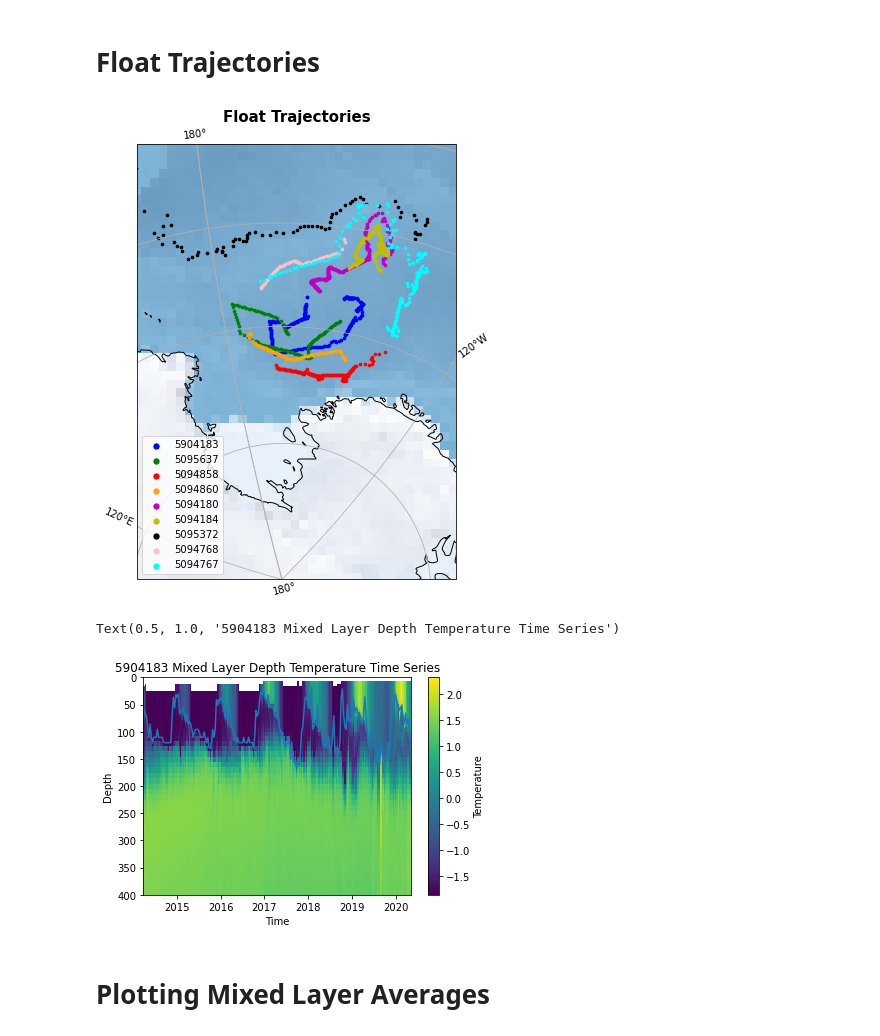
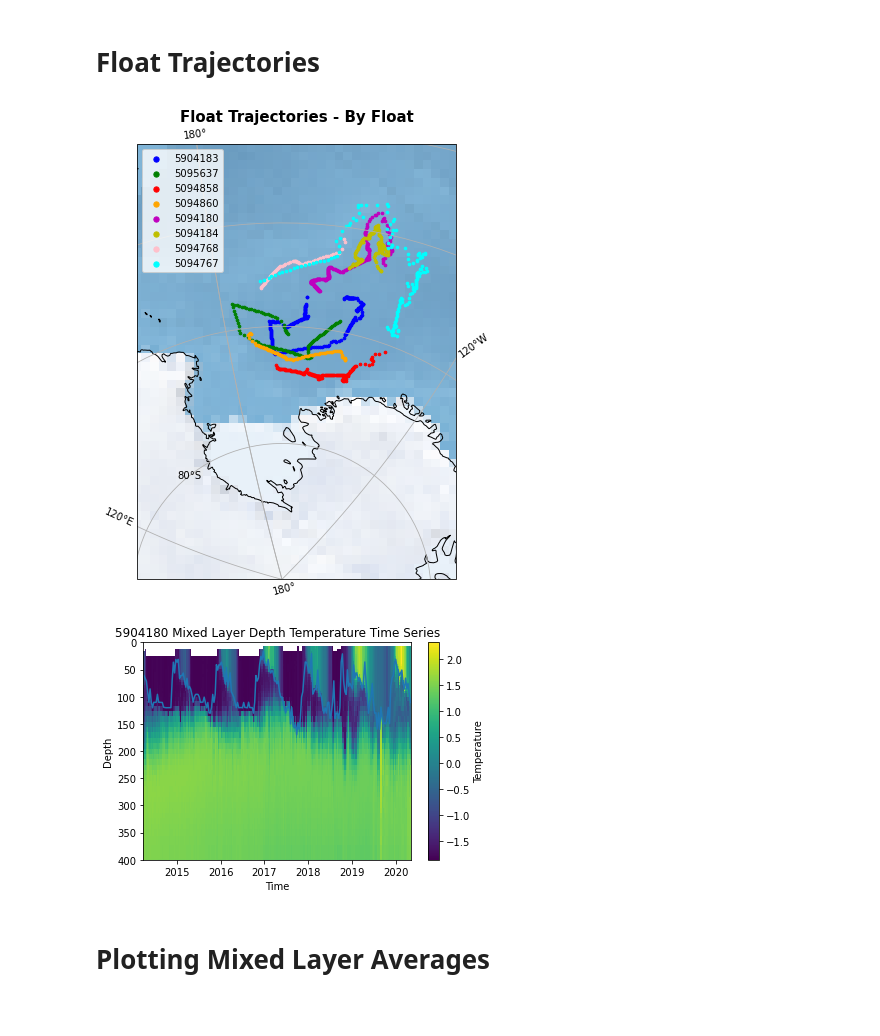
Before and after one commit to ch-alina/hmei, a Jupyter notebook: notebooks/float.ipynb, the cells around one changed output. Cells and saved outputs as stored; diff of their text form; code cells hidden in the pictures.

```diff
--- a/notebooks/float.ipynb
+++ b/notebooks/float.ipynb
@@ -240,9 +240,10 @@ for fl in range(len(floats)):
     dates = floats[fl].JULD.values
     dates = pd.to_datetime(dates).year
 
-    yrs = range(min(dates), max(dates))
+    #yrs = range(min(dates), max(dates))
+    yrs=range(2014,2022)
 
-    clrs=['r','g','b','orange','m','y','k', 'pink'];
+    clrs=['b','g','r','orange','m','y', 'pink', 'cyan'];
 
     #plt.figure(figsize=(8,8))
     #ax = plt.axes(projection=ccrs.Stereographic(central_longitude = '-165'))
@@ -251,7 +252,9 @@ for fl in range(len(floats)):
     ax.stock_img()
     ax.coastlines()
     for i in range(len(yrs)):
-        ax.scatter(lon[dates==yrs[i]], lat[dates==yrs[i]], s=7, color = clrs[i], transform=ccrs.PlateCarree(), label=str(yrs[i]))
+        if np.any(lat[dates==yrs[i]]):
+
+            ax.scatter(lon[dates==yrs[i]], lat[dates==yrs[i]], s=7, color = clrs[i], transform=ccrs.PlateCarree(), label=str(yrs[i]))
     #ax.set_extent([minlon - 10, maxlon + 10, -90, -50])
     ax.set_extent([170, 225, -90, -50])
     ax.set_xlabel('lon')
@@ -270,5 +273,5 @@ for fl in range(len(floats)):
 fig.tight_layout()
 
 #plt.show()
-plt.savefig('/home/ac63/projects/hmei/figures/Single_Float_Trajectories_ByYear.png')
+#plt.savefig('/home/ac63/projects/hmei/figures/Single_Float_Trajectories_ByYear.png')
 # %% [output]
@@ -275,0 +279,30 @@ plt.savefig('/home/ac63/projects/hmei/figures/Single_Float_Trajectories_ByYear.p
+# %%
+plt.figure(figsize=(12,8))
+ax = plt.axes(projection=ccrs.Stereographic(central_longitude = '-165'))
+ax.stock_img()
+ax.coastlines()
+clrs=['b','g','r','orange','m','y', 'pink', 'cyan'];
+yrs = range(2014,2022)
+ax.set_extent([170, 225, -90, -50])
+ax.set_xlabel('lon')
+ax.set_ylabel('lat')
+for i in range(len(yrs)):
+    for f in range(len(floats)):
+        dates = floats[f].JULD.values
+        dates = pd.to_datetime(dates).year
+        lat = floats[f].Lat.values
+        lon = floats[f].Lon.values
+
+        ax.scatter(lon[dates==yrs[i]], lat[dates==yrs[i]], s=7, color = clrs[i], transform=ccrs.PlateCarree(), label=str(yrs[i]))
+gridlines = ax.gridlines(draw_labels=True)
+handles, labels = ax.get_legend_handles_labels()
+handle_list, label_list = [], []
+for handle, label in zip(handles, labels):
+    if label not in label_list:
+        handle_list.append(handle)
+        label_list.append(label)
+plt.legend(handle_list, label_list, markerscale=2, loc='upper left')
+#plt.legend(markerscale=2)
+
+plt.title('Float Trajectories - By Year', fontweight = 'bold', fontsize='15')
+#plt.savefig('/home/ac63/projects/hmei/figures/Yearly_Float_Trajectories.png')
@@ -278,28 +313,26 @@ plt.savefig('/home/ac63/projects/hmei/figures/Single_Float_Trajectories_ByYear.p
 # %%
 
 plt.figure(figsize=(12,8))
 ax = plt.axes(projection=ccrs.Stereographic(central_longitude = '-165'))
 ax.stock_img()
 ax.coastlines()
-clrs=['b','g','r','orange','m','y','k', 'pink', 'cyan'];
+clrs=['b','g','r','orange','m','y', 'pink', 'cyan'];
 
 ax.set_extent([170, 225, -90, -50])
 ax.set_xlabel('lon')
 ax.set_ylabel('lat')
 for f in range(len(floats)):
     lat = floats[f].Lat.values
     lon = floats[f].Lon.values
     ax.scatter(lon, lat, transform=ccrs.PlateCarree(), s=7, color=clrs[f], label=float_names[f])
 gridlines = ax.gridlines(draw_labels=True)
 plt.legend(markerscale=2)
 
-plt.title('Float Trajectories', fontweight = 'bold', fontsize='15')
+plt.title('Float Trajectories - By Float', fontweight = 'bold', fontsize='15')
 #plt.savefig('/home/ac63/projects/hmei/figures/Float_Trajectories.png')
 # %% [output]
-[figure, old version]
+[figure, new version]
 # %%
-
-
 def get_mld_rho(fl):
     density = fl.Sigma_theta.transpose().values
     density = np.flip(density, 0)
@@ -358,10 +391,10 @@ plt.xlabel('Time')
 plt.ylabel('Depth')
 cbar.set_label('Temperature')
 plt.plot(x.values, mld)
-plt.title('5904183 Mixed Layer Depth Temperature Time Series')
+plt.title('5904180 Mixed Layer Depth Temperature Time Series')
+plt.show()
 #plt.savefig('/home/ac63/projects/hmei/figures/5904183_MLD')
 # %% [output]
-Text(0.5, 1.0, '5904183 Mixed Layer Depth Temperature Time Series')
 [figure]
 # %% [markdown]
 # Plotting Mixed Layer Averages
```
Also changed, not shown: parts of 8 cells of this notebook, 6 other files.
